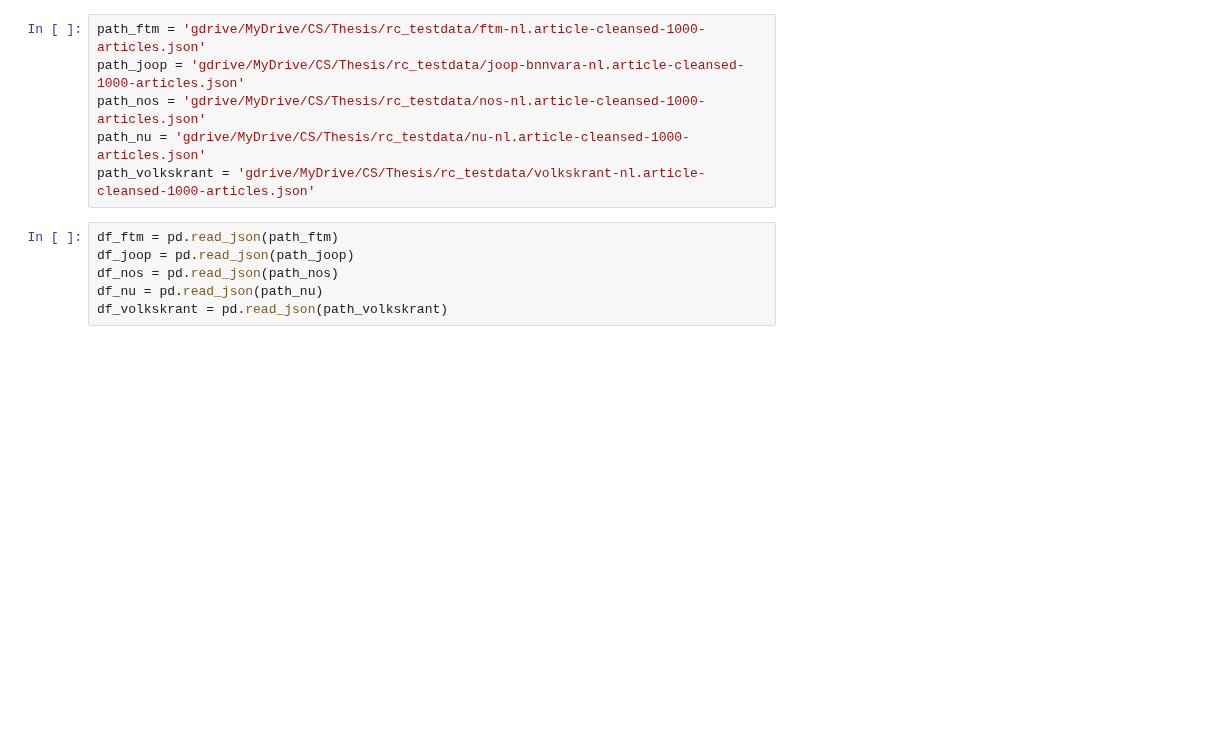
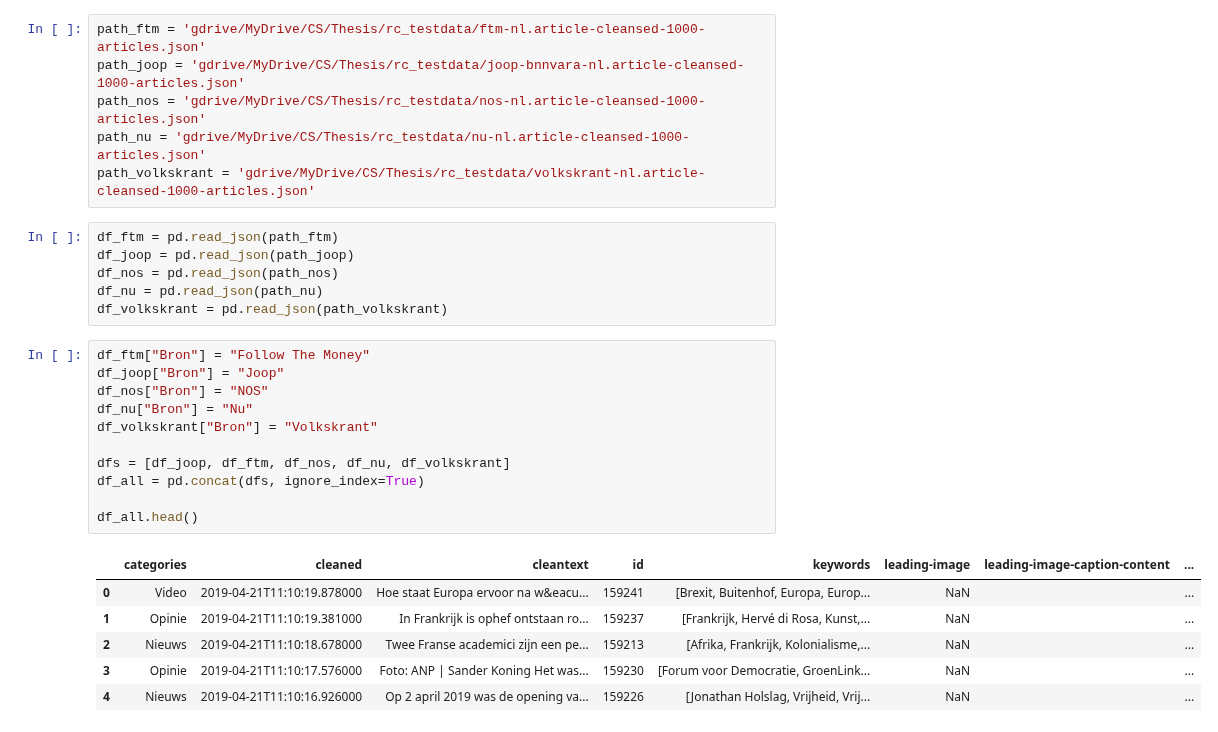
Before and after one commit to Chris-Congleton/MSc-Thesis, a Jupyter notebook: Playground/ReverbChannelTestData.ipynb, the cells around one changed output. Saved outputs shown, nothing was run; the diff lists cells and outputs as text; blank space fills up the shorter version.

```diff
--- a/Playground/ReverbChannelTestData.ipynb
+++ b/Playground/ReverbChannelTestData.ipynb
@@ -31,4 +66,22 @@ df_joop = pd.read_json(path_joop)
 df_nos = pd.read_json(path_nos)
 df_nu = pd.read_json(path_nu)
 df_volkskrant = pd.read_json(path_volkskrant)
+# %%
+df_ftm["Bron"] = "Follow The Money"
+df_joop["Bron"] = "Joop"
+df_nos["Bron"] = "NOS"
+df_nu["Bron"] = "Nu"
+df_volkskrant["Bron"] = "Volkskrant"
+
+dfs = [df_joop, df_ftm, df_nos, df_nu, df_volkskrant]
+df_all = pd.concat(dfs, ignore_index=True)
+
+df_all.head()
+# %% [output]
+|  | categories | cleaned | cleantext | id | keywords | leading-image | leading-image-caption-content | ... |
+| 0 | Video | 2019-04-21T11:10:19.878000 | Hoe staat Europa ervoor na w&eacu... | 159241 | [Brexit, Buitenhof, Europa, Europ... | NaN |  | ... |
+| 1 | Opinie | 2019-04-21T11:10:19.381000 | In Frankrijk is ophef ontstaan ro... | 159237 | [Frankrijk, Hervé di Rosa, Kunst,... | NaN |  | ... |
+| 2 | Nieuws | 2019-04-21T11:10:18.678000 | Twee Franse academici zijn een pe... | 159213 | [Afrika, Frankrijk, Kolonialisme,... | NaN |  | ... |
+| 3 | Opinie | 2019-04-21T11:10:17.576000 | Foto: ANP | Sander Koning Het was... | 159230 | [Forum voor Democratie, GroenLink... | NaN |  | ... |
+| 4 | Nieuws | 2019-04-21T11:10:16.926000 | Op 2 april 2019 was de opening va... | 159226 | [Jonathan Holslag, Vrijheid, Vrij... | NaN |  | ... |
 # %%
```
Also changed, not shown: parts of 20 cells of this notebook, 3 other files.
